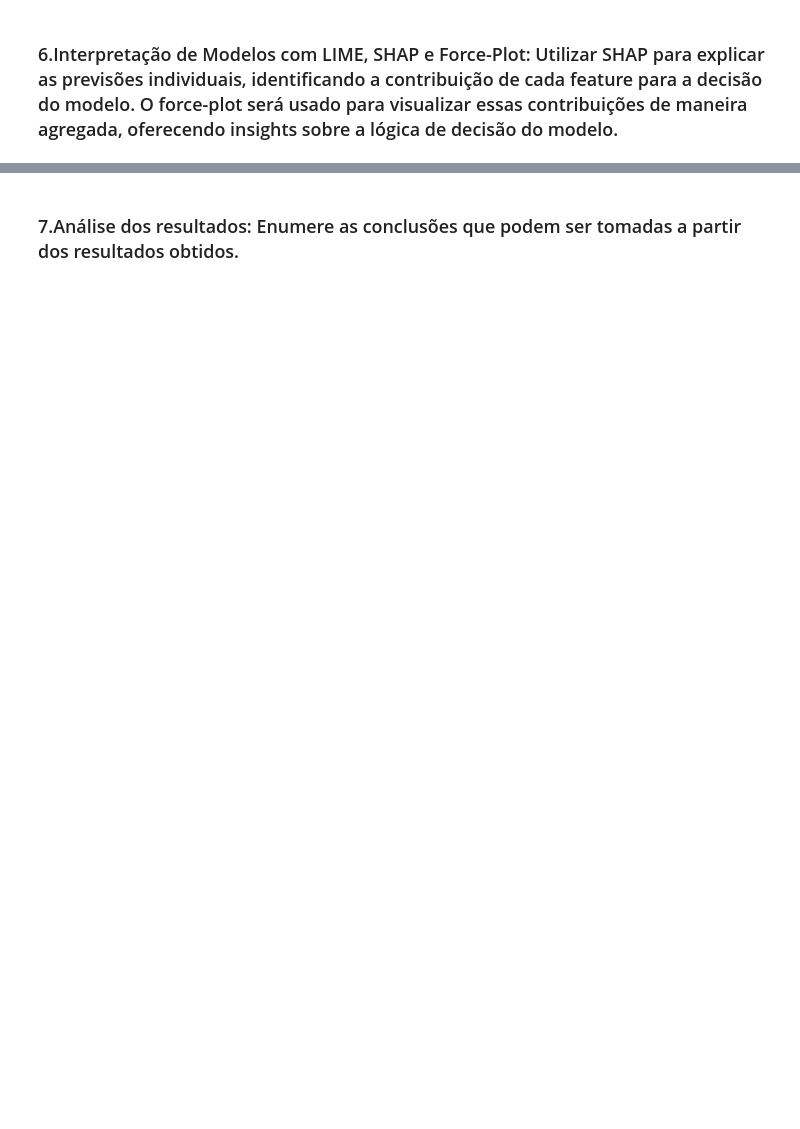
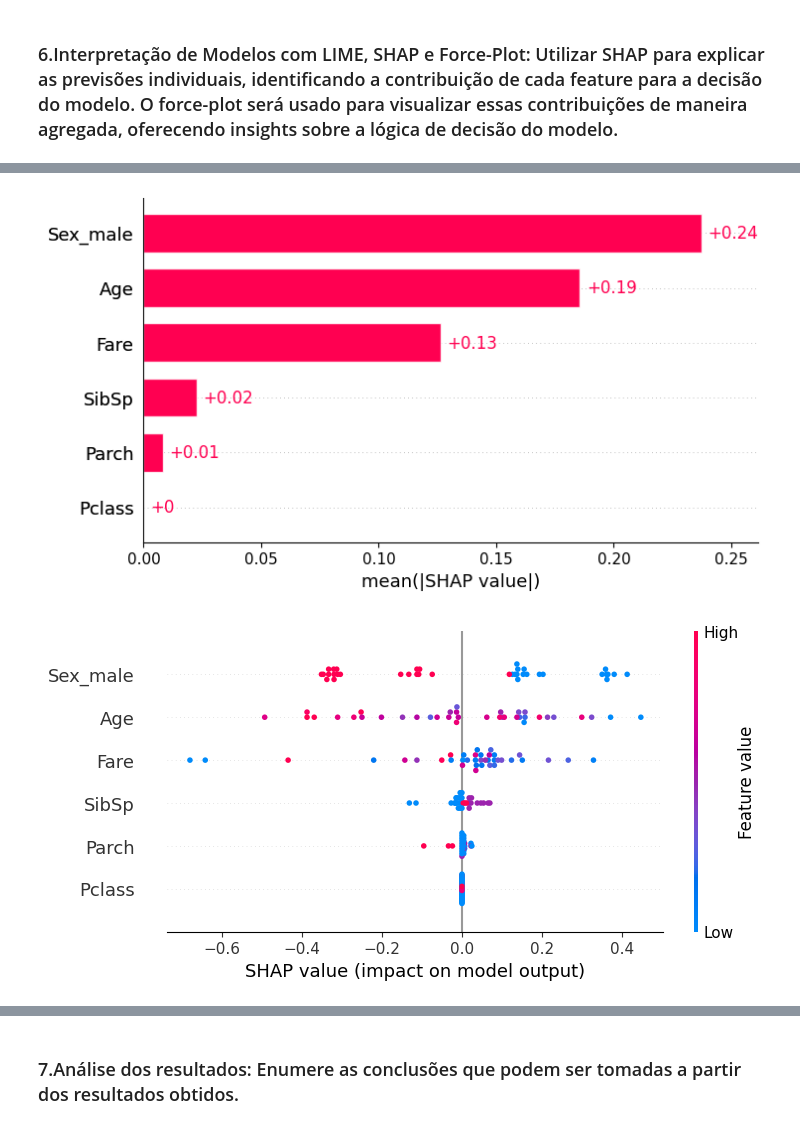
Before and after one commit to rodrigo1992-cmyk/Faculdade, a Jupyter notebook: Notebooks/rodrigo_mesquita_PB_TP5.ipynb, the cells around one changed output, grey strips where cells are left out. Saved outputs shown, nothing was run; the diff lists cells and outputs as text; code cells hidden in the pictures; blank space fills up the shorter version.

```diff
--- a/Notebooks/rodrigo_mesquita_PB_TP5.ipynb
+++ b/Notebooks/rodrigo_mesquita_PB_TP5.ipynb
@@ -182,0 +261,14 @@ Número de tópicos: 20, Coerência: 0.2692
+# %%
+df = pd.read_csv('/workspaces/Faculdade/Datasets/Titanic-Dataset.csv')
+
+# Deletar linhas com valores ausentes
+df.dropna(inplace=True)
+
+# Codificação de variáveis categóricas com one-hot encoding
+df = pd.get_dummies(df, columns=['Sex'], drop_first=True)
+df['Sex_male'] = df['Sex_male'].astype('int')
+
+# Divisão em  treino e teste
+X = df.drop(['Survived','Name','Ticket','Cabin','Embarked','PassengerId'], axis=1)
+y = df['Survived']
+X_train, X_test, y_train, y_test = train_test_split(X, y, test_size=0.2, random_state=42)
@@ -182,0 +286,5 @@ Número de tópicos: 20, Coerência: 0.2692
+# %%
+# Treinando um modelo de Gradient Boosting
+clf_gb = GradientBoostingClassifier()
+clf_gb.fit(X_train,y_train)
+y_pred = pd.DataFrame(clf_gb.predict(X_test))
@@ -182,0 +302,9 @@ Número de tópicos: 20, Coerência: 0.2692
+# %%
+#Analisando a importância de cada Feature com o Shap
+explainer_shap = shap.Explainer(clf_gb.predict, X_test)
+shap_values = explainer_shap(X_test)
+shap.plots.bar(shap_values)
+shap.plots.beeswarm(shap_values)
+# %% [output]
+[figure, added]
+[figure, added]
```
Also changed, not shown: parts of 22 cells of this notebook, 2 other files.
